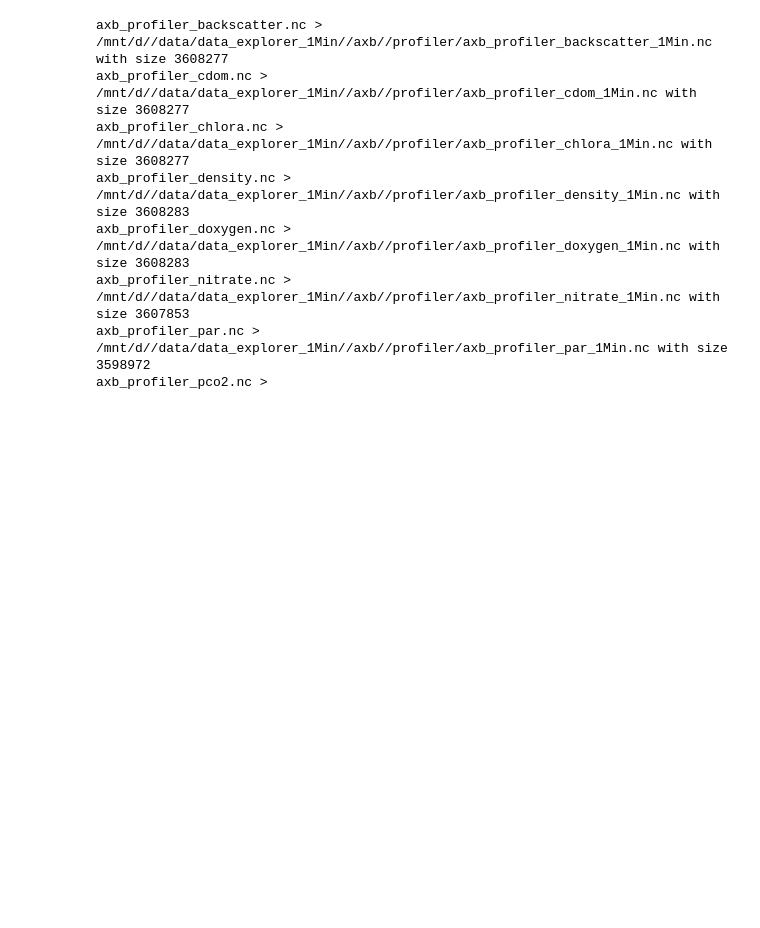
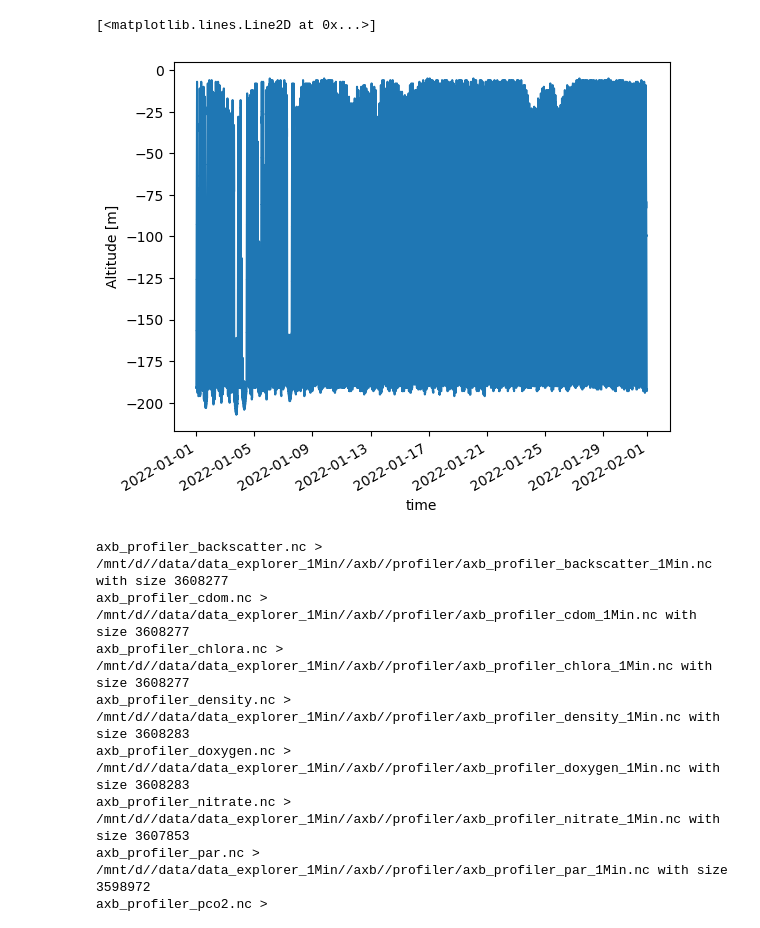
Before and after one commit to robfatland/ocean, a Jupyter notebook: Notebooks/shallowprofiler.ipynb, the cells around one changed output. Cells and saved outputs as stored; diff of their text form; code cells hidden in the pictures; blank space fills up the shorter version.

```diff
--- a/Notebooks/shallowprofiler.ipynb
+++ b/Notebooks/shallowprofiler.ipynb
@@ -29,6 +29,19 @@ Photo from the Remotely Operated Vehicle "Ropos" at a depth of 200 meters
 
 
 Shallow profiler in a test tank at the University of Washington
+# %%
+import xarray as xr
+data_path = './../data/'
+site='osb'
+instrument='ctd'
+sensor='temperature'
+time='jan22'
+fnmT = data_path + site + '_' + instrument + '_' + time + '_' + sensor + '.nc'
+d={'temperature': xr.open_dataset(fnmT)}
+d['temperature'].z.plot()
+# %% [output]
+[<matplotlib.lines.Line2D at 0x...>]
+[figure, added]
 # %%
 ############################################################
 # shallow profiler dive timestamp generator
```
Also changed, not shown: parts of 1 cell of this notebook.
